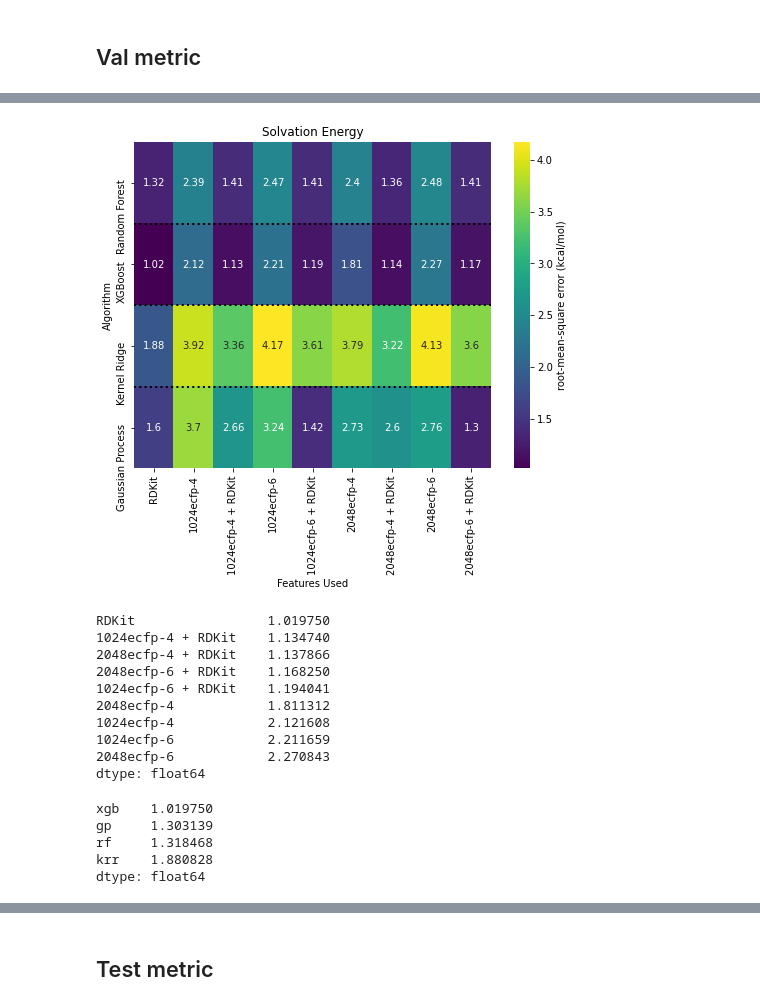
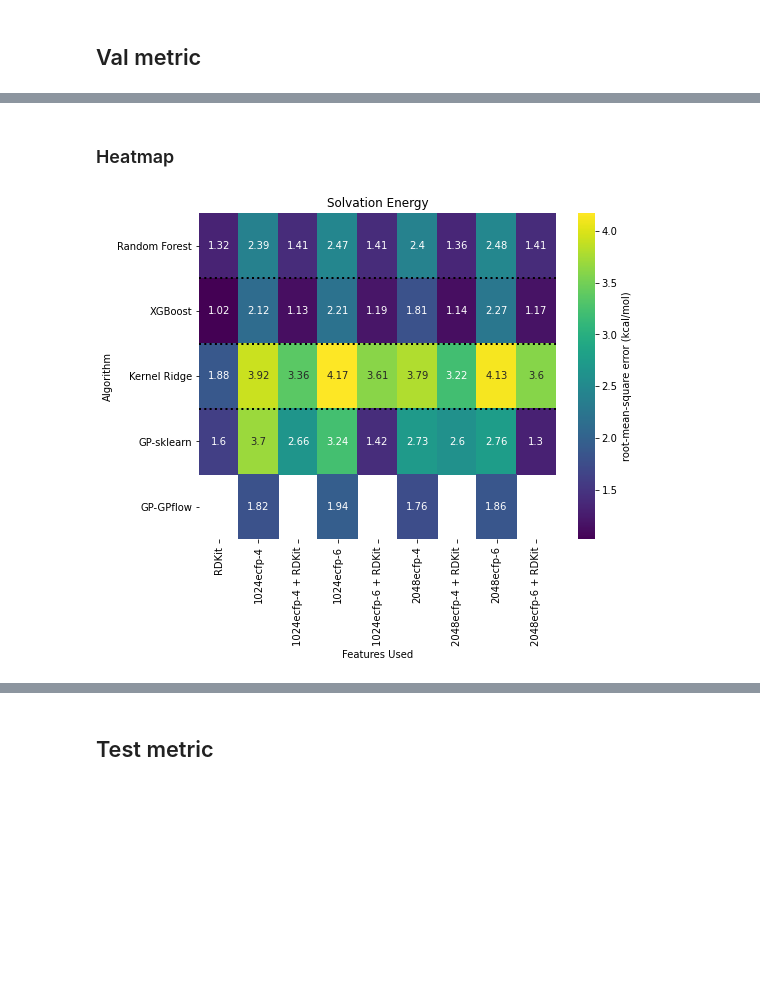
Before and after one commit to GeorgeBatch/moleculenet, a Jupyter notebook: notebooks/visualise_extended_grid_search_results.ipynb, the cells around one changed output, grey strips where cells are left out. Saved outputs shown, nothing was run; the diff lists cells and outputs as text; code cells hidden in the pictures; blank space fills up the shorter version.

```diff
--- a/notebooks/visualise_extended_grid_search_results.ipynb
+++ b/notebooks/visualise_extended_grid_search_results.ipynb
@@ -277,12 +232,13 @@ column_order = ['RDKit',
                 '2048ecfp-6', '2048ecfp-6 + RDKit'
                 ]
 
-row_order = ['Random Forest', 'XGBoost', 'Kernel Ridge', 'Gaussian Process']
+row_order = ['Random Forest', 'XGBoost', 'Kernel Ridge', 'GP-sklearn', 'GP-GPflow']
 mapper = {
     'rf': 'Random Forest',
     'xgb': 'XGBoost',
     'krr': 'Kernel Ridge',
-    'gp': 'Gaussian Process'
+    'gp': 'GP-sklearn',
+    'gpflow': 'GP-GPflow'
 }
 # %% [markdown]
 ## Train metric
@@ -299,3 +255,13 @@ RMSE : root-mean-square error , unit: (kcal/mol)
 | xgb | 0.27 | 0.67 | 0.68 | 0.14 | 1.04 | 0.12 | 0.12 | ... |
 | krr | 0.12 | 0.05 | 0.10 | 0.08 | 0.07 | 0.02 | 0.02 | ... |
 | gp | 1.05 | 3.32 | 0.02 | 0.09 | 0.02 | 0.03 | 0.02 | ... |
+# %%
+gpflow_train_metric = {features: {'gpflow': gpflow_mean_train_test_scores[features][f'train_{metric}']} for features in gpflow_mean_train_test_scores}
+for features in train_metric:
+    if features not in gpflow_train_metric:
+        gpflow_train_metric[features] = {}
+        gpflow_train_metric[features]['gpflow'] = None
+gpflow_train_metric = pd.DataFrame(gpflow_train_metric)[train_metric.columns]
+
+print(metric, ':',metrics_to_labels[metric], ', unit:', datasets_to_units[dataset])
+gpflow_train_metric.round(2)
@@ -327,0 +312,10 @@ RMSE : root-mean-square error , unit: (kcal/mol)
+# %%
+gpflow_val_metric = {features: {'gpflow': gpflow_mean_val_scores[features][f'test_{metric}']} for features in gpflow_mean_val_scores}
+for features in val_metric:
+    if features not in gpflow_val_metric:
+        gpflow_val_metric[features] = {}
+        gpflow_val_metric[features]['gpflow'] = None
+gpflow_val_metric = pd.DataFrame(gpflow_val_metric)[val_metric.columns]
+
+print(metric, ':',metrics_to_labels[metric], ', unit:', datasets_to_units[dataset])
+gpflow_val_metric.round(2)
@@ -327,0 +328,3 @@ RMSE : root-mean-square error , unit: (kcal/mol)
+# %%
+combined_val_metric = pd.concat([val_metric, gpflow_val_metric])
+combined_val_metric.round(2)
@@ -328,32 +338,13 @@ RMSE : root-mean-square error , unit: (kcal/mol)
+# %% [markdown]
+### Heatmap
 # %%
-df = val_metric
+df = combined_val_metric
 df = df.rename(mapper=mapper, axis='rows')
 df = df.loc[row_order, column_order]
 
 plot_algorithm_dataset_comparison_heatmap(df, dataset=dataset, metric=metric)
 
 # fig.savefig(f'{PLOTS_DIR}/algorithm_comparison.jpg', dpi=350, bbox_inches='tight')
 plt.show()
 # %% [output]
-[figure, old version]
+[figure, new version]
-# %%
-val_metric.min(axis=0).sort_values()
-# %% [output]
-RDKit                 1.019750
-1024ecfp-4 + RDKit    1.134740
-2048ecfp-4 + RDKit    1.137866
-2048ecfp-6 + RDKit    1.168250
-1024ecfp-6 + RDKit    1.194041
-2048ecfp-4            1.811312
-1024ecfp-4            2.121608
-1024ecfp-6            2.211659
-2048ecfp-6            2.270843
-dtype: float64
-# %%
-val_metric.min(axis=1).sort_values()
-# %% [output]
-xgb    1.019750
-gp     1.303139
-rf     1.318468
-krr    1.880828
-dtype: float64
```
Also changed, not shown: parts of 64 cells of this notebook.
